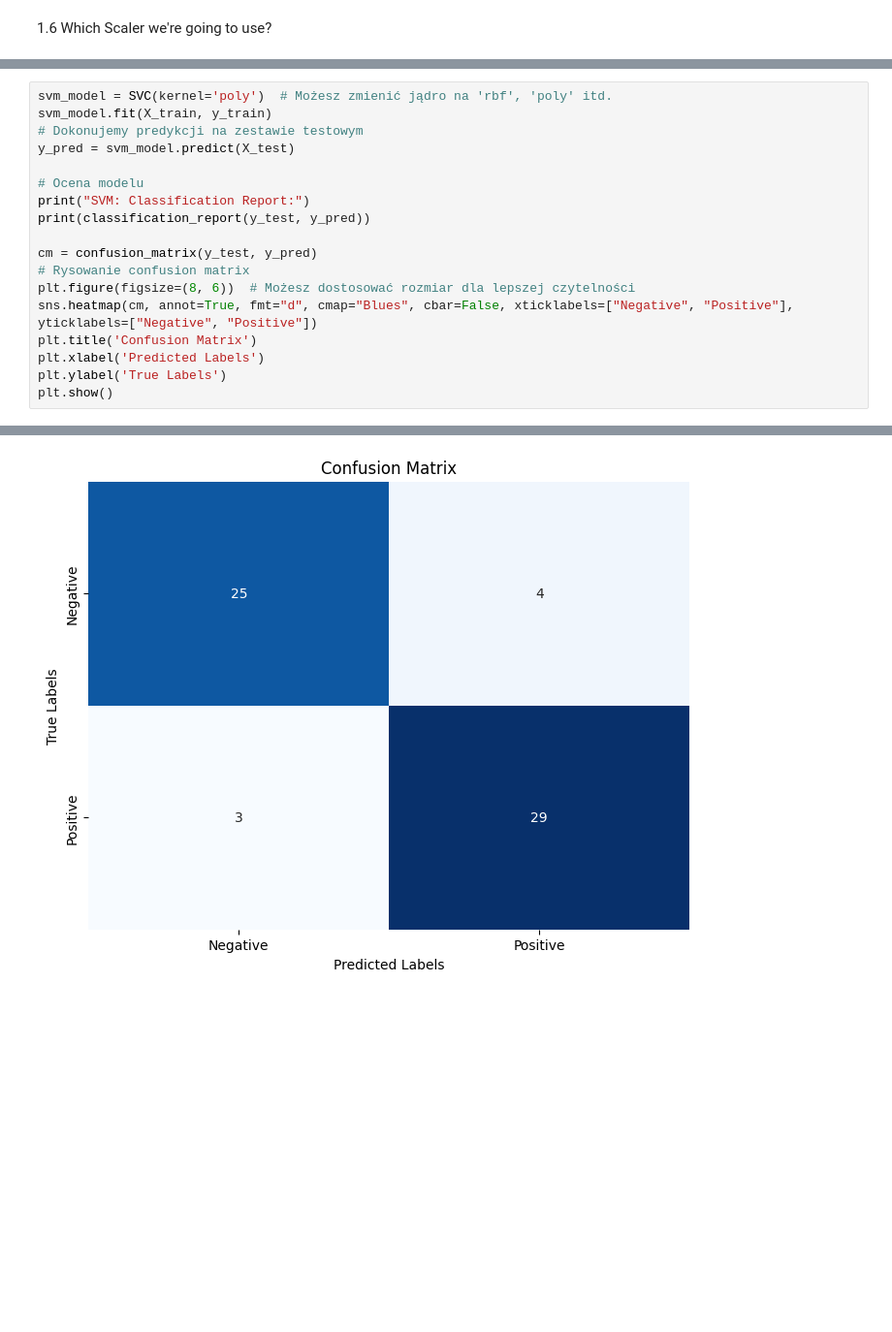
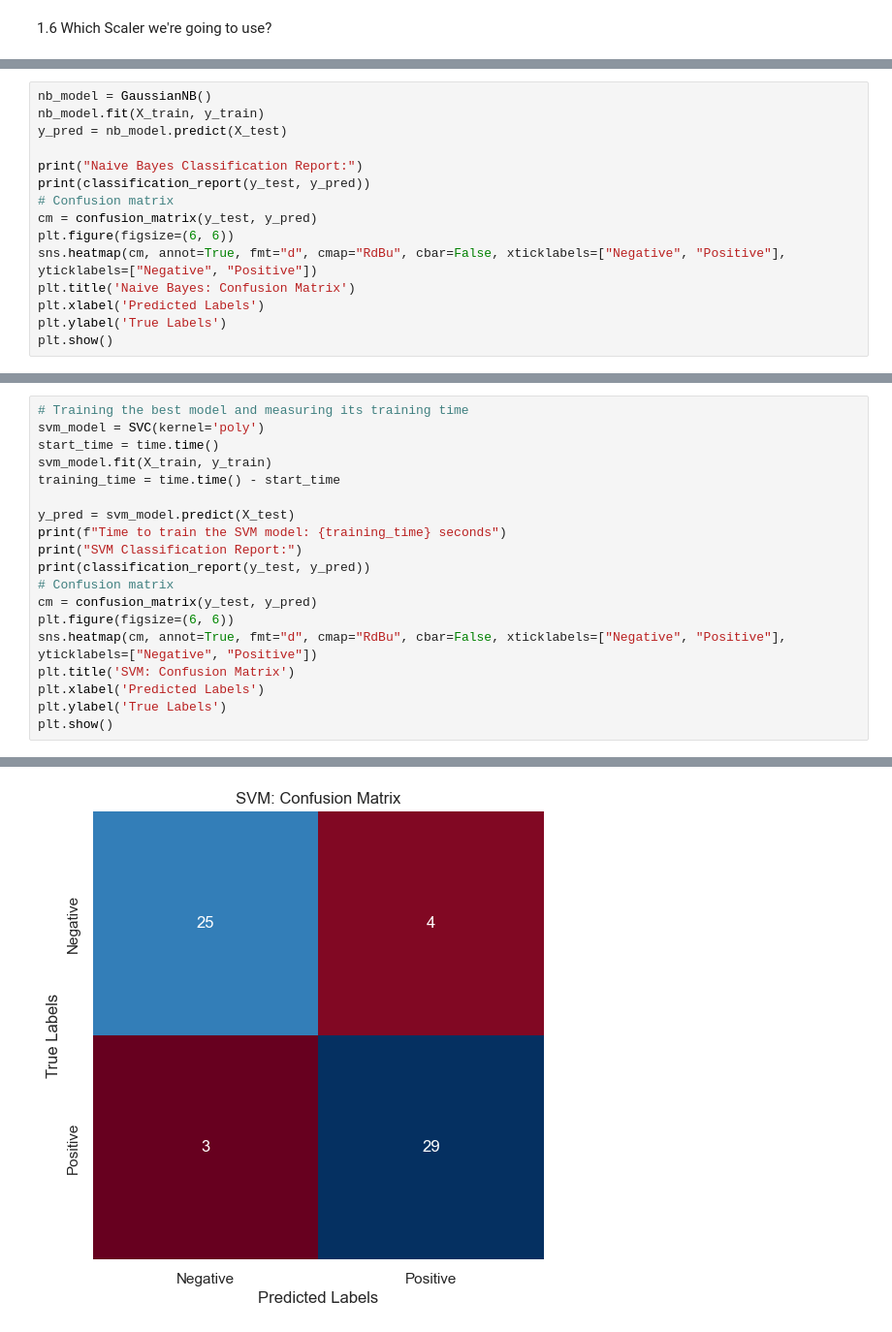
Before and after one commit to walachowska/Heart_Attack_Predictions, a Jupyter notebook: Heart_attack_prediction.ipynb, the cells around one changed output, grey strips where cells are left out. Shown at 97% size. Saved outputs shown, nothing was run; the diff lists cells and outputs as text; blank space fills up the shorter version.

```diff
--- a/Heart_attack_prediction.ipynb
+++ b/Heart_attack_prediction.ipynb
@@ -269,0 +281,15 @@ weighted avg       0.89      0.89      0.89        61
+# %%
+nb_model = GaussianNB()
+nb_model.fit(X_train, y_train)
+y_pred = nb_model.predict(X_test)
+
+print("Naive Bayes Classification Report:")
+print(classification_report(y_test, y_pred))
+# Confusion matrix
+cm = confusion_matrix(y_test, y_pred)
+plt.figure(figsize=(6, 6))
+sns.heatmap(cm, annot=True, fmt="d", cmap="RdBu", cbar=False, xticklabels=["Negative", "Positive"], yticklabels=["Negative", "Positive"])
+plt.title('Naive Bayes: Confusion Matrix')
+plt.xlabel('Predicted Labels')
+plt.ylabel('True Labels')
+plt.show()
@@ -302,18 +337,19 @@ weighted avg       0.85      0.85      0.85        61
 # %%
-svm_model = SVC(kernel='poly')  # Możesz zmienić jądro na 'rbf', 'poly' itd.
+# Training the best model and measuring its training time
+svm_model = SVC(kernel='poly')
+start_time = time.time()
 svm_model.fit(X_train, y_train)
-# Dokonujemy predykcji na zestawie testowym
+training_time = time.time() - start_time
+
 y_pred = svm_model.predict(X_test)
-
-# Ocena modelu
-print("SVM: Classification Report:")
+print(f"Time to train the SVM model: {training_time} seconds")
+print("SVM Classification Report:")
 print(classification_report(y_test, y_pred))
-
+# Confusion matrix
 cm = confusion_matrix(y_test, y_pred)
-# Rysowanie confusion matrix
-plt.figure(figsize=(8, 6))  # Możesz dostosować rozmiar dla lepszej czytelności
-sns.heatmap(cm, annot=True, fmt="d", cmap="Blues", cbar=False, xticklabels=["Negative", "Positive"], yticklabels=["Negative", "Positive"])
-plt.title('Confusion Matrix')
+plt.figure(figsize=(6, 6))
+sns.heatmap(cm, annot=True, fmt="d", cmap="RdBu", cbar=False, xticklabels=["Negative", "Positive"], yticklabels=["Negative", "Positive"])
+plt.title('SVM: Confusion Matrix')
 plt.xlabel('Predicted Labels')
 plt.ylabel('True Labels')
 plt.show()
@@ -322,10 +359,10 @@ SVM: Classification Report:
               precision    recall  f1-score   support
 
            0       0.89      0.86      0.88        29
            1       0.88      0.91      0.89        32
 
     accuracy                           0.89        61
    macro avg       0.89      0.88      0.88        61
 weighted avg       0.89      0.89      0.89        61
-[figure, old version]
+[figure, new version]
 # %% [markdown]
```
Also changed, not shown: parts of 23 cells of this notebook, 1 other file.
